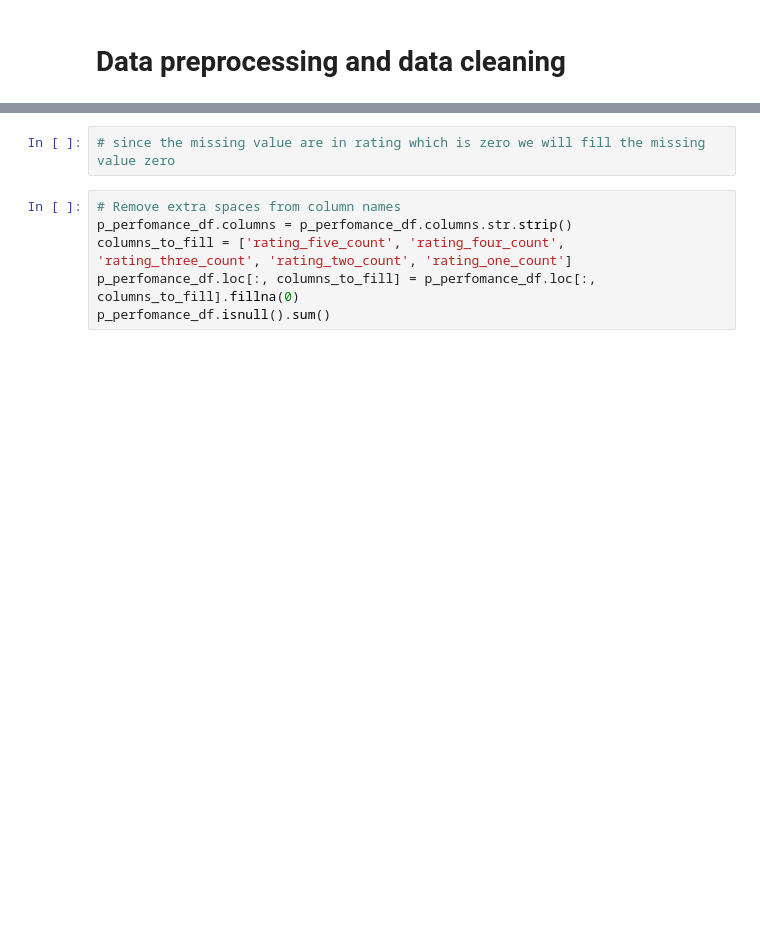
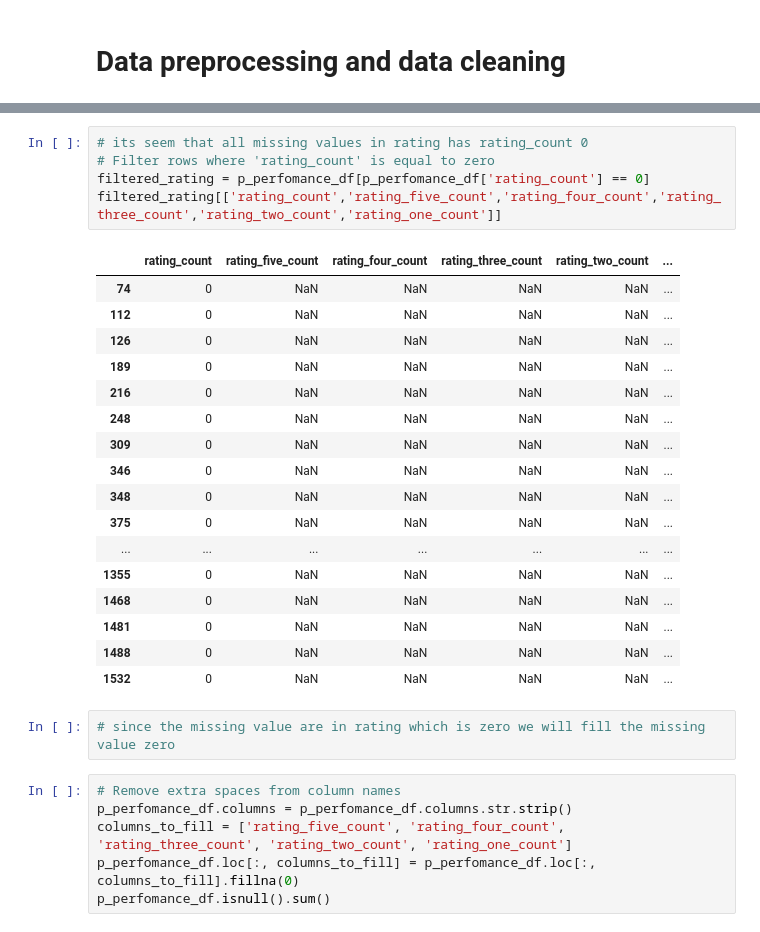
Before and after one commit to nasby18/Malaria_case_tracking_dashboard, a Jupyter notebook: notebooks/Data preprocessing.ipynb, the cells around one changed output, grey strips where cells are left out. Saved outputs shown, nothing was run; the diff lists cells and outputs as text; blank space fills up the shorter version.

```diff
--- a/notebooks/Data preprocessing.ipynb
+++ b/notebooks/Data preprocessing.ipynb
@@ -84,5 +85,28 @@ theme                     0
 crawl_month               0
 dtype: int64
+# %%
+# its seem that all missing values in rating has rating_count 0
+# Filter rows where 'rating_count' is equal to zero
+filtered_rating = p_perfomance_df[p_perfomance_df['rating_count'] == 0]
+filtered_rating[['rating_count','rating_five_count','rating_four_count','rating_three_count','rating_two_count','rating_one_count']]
+# %% [output]
+|  | rating_count | rating_five_count | rating_four_count | rating_three_count | rating_two_count | ... |
+| 74 | 0 | NaN | NaN | NaN | NaN | ... |
+| 112 | 0 | NaN | NaN | NaN | NaN | ... |
+| 126 | 0 | NaN | NaN | NaN | NaN | ... |
+| 189 | 0 | NaN | NaN | NaN | NaN | ... |
+| 216 | 0 | NaN | NaN | NaN | NaN | ... |
+| 248 | 0 | NaN | NaN | NaN | NaN | ... |
+| 309 | 0 | NaN | NaN | NaN | NaN | ... |
+| 346 | 0 | NaN | NaN | NaN | NaN | ... |
+| 348 | 0 | NaN | NaN | NaN | NaN | ... |
+| 375 | 0 | NaN | NaN | NaN | NaN | ... |
+| ... | ... | ... | ... | ... | ... | ... |
+| 1355 | 0 | NaN | NaN | NaN | NaN | ... |
+| 1468 | 0 | NaN | NaN | NaN | NaN | ... |
+| 1481 | 0 | NaN | NaN | NaN | NaN | ... |
+| 1488 | 0 | NaN | NaN | NaN | NaN | ... |
+| 1532 | 0 | NaN | NaN | NaN | NaN | ... |
 # %%
 # since the missing value are in rating which is zero we will fill the missing value zero
 # %%
```
Also changed, not shown: parts of 6 cells of this notebook.
